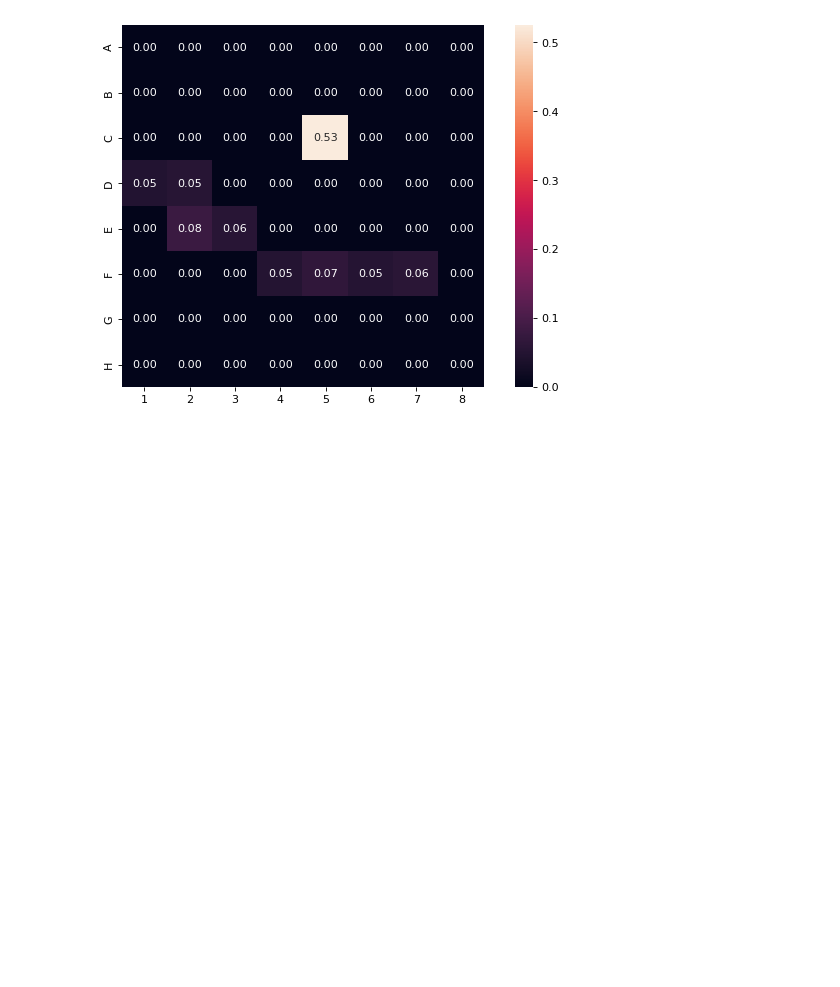
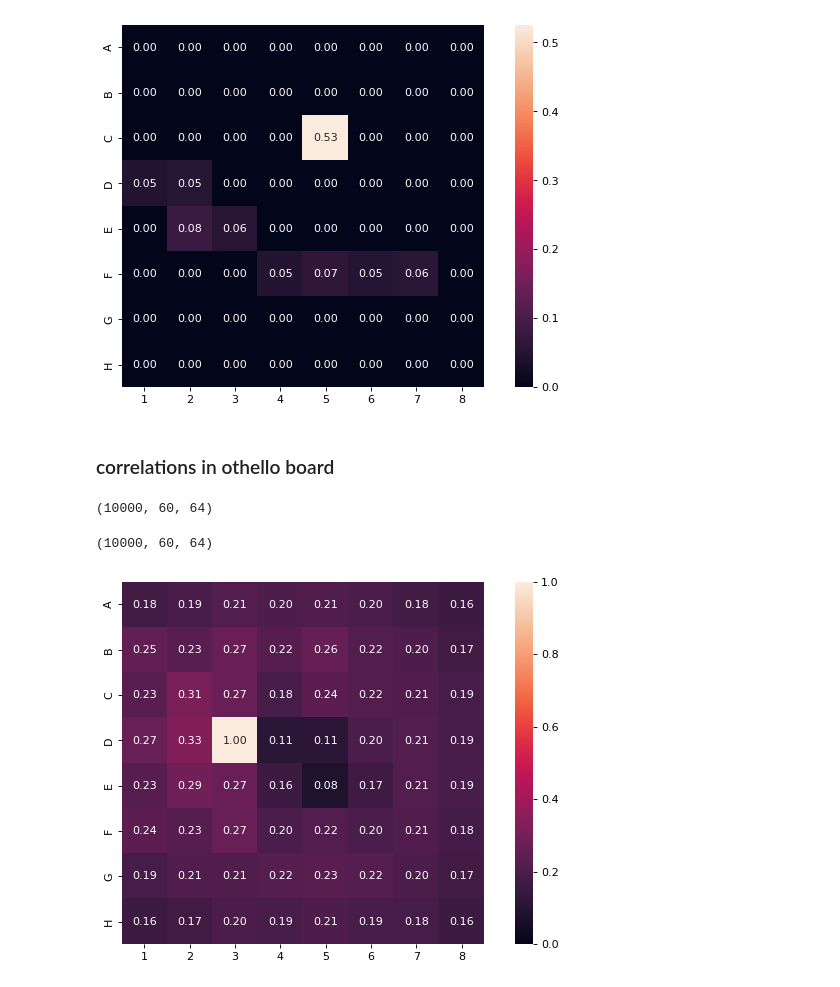
Before and after one commit to icemoon97/othello_world, a Jupyter notebook: othello_visualizations.ipynb, the cells around one changed output. Cells and saved outputs as stored; diff of their text form; code cells hidden in the pictures; blank space fills up the shorter version.

```diff
--- a/othello_visualizations.ipynb
+++ b/othello_visualizations.ipynb
@@ -333,3 +336,55 @@ sns.heatmap(pred.detach().cpu().numpy().reshape(8, 8),
 # %% [output]
 <AxesSubplot:>
 [figure]
+# %% [markdown]
+### correlations in othello board
+# %%
+from scipy.stats.contingency import association, crosstab
+
+othello = Othello(n_games=10000, test_split=0, deduplicate=False, quiet=True)
+# %%
+# [num_games, length of game, board size]
+board_states = np.zeros((len(othello), 60, 64), dtype=int) - 1
+
+for i, seq in enumerate(othello):
+    # print("seq", i)
+    ob = OthelloBoardState()
+    for j, move in enumerate(seq):
+        state = ob.get_state()
+        board_states[i, j] = state
+
+        ob.update([move])
+
+print(board_states.shape)
+# %% [output]
+(10000, 60, 64)
+# %%
+board_states = np.load("visuals/data/board_states_10k.npy")
+print(board_states.shape)
+# %% [output]
+(10000, 60, 64)
+# %%
+# white 0, blank 1, black 2
+counts = np.zeros((64, 3, 3), dtype=int)
+
+options = [0, 1, 2]
+pos1 = board_states[:, :, 26].flatten()
+for i in range(64):
+    pos2 = board_states[:, :, i].flatten()
+    res = crosstab(pos1, pos2, levels=(options, options))
+    counts[i] = res.count
+# %%
+# chi2, p, dof, expected = chi2_contingency(counts)
+# cv = association(counts, method='cramer')
+
+V = np.zeros(64)
+for i in range(len(V)):
+    col_mask = np.sum(counts[i], axis=0) != 0
+    row_mask = np.sum(counts[i], axis=1) != 0
+    adj_counts = counts[i][row_mask, :]
+    adj_counts = adj_counts[:, col_mask]
+    V[i] = association(adj_counts, method='cramer')
+
+fig = draw_board_heatmap(V, vmin=0, vmax=1)
+# %% [output]
+[figure, added]
```
Also changed, not shown: parts of 3 cells of this notebook, 2 other files.
